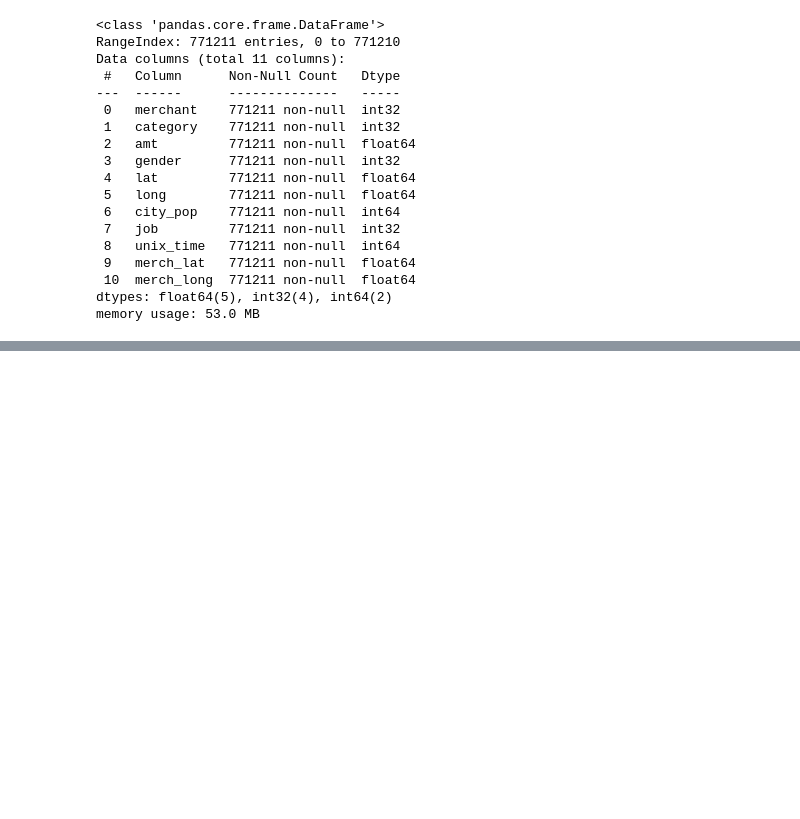
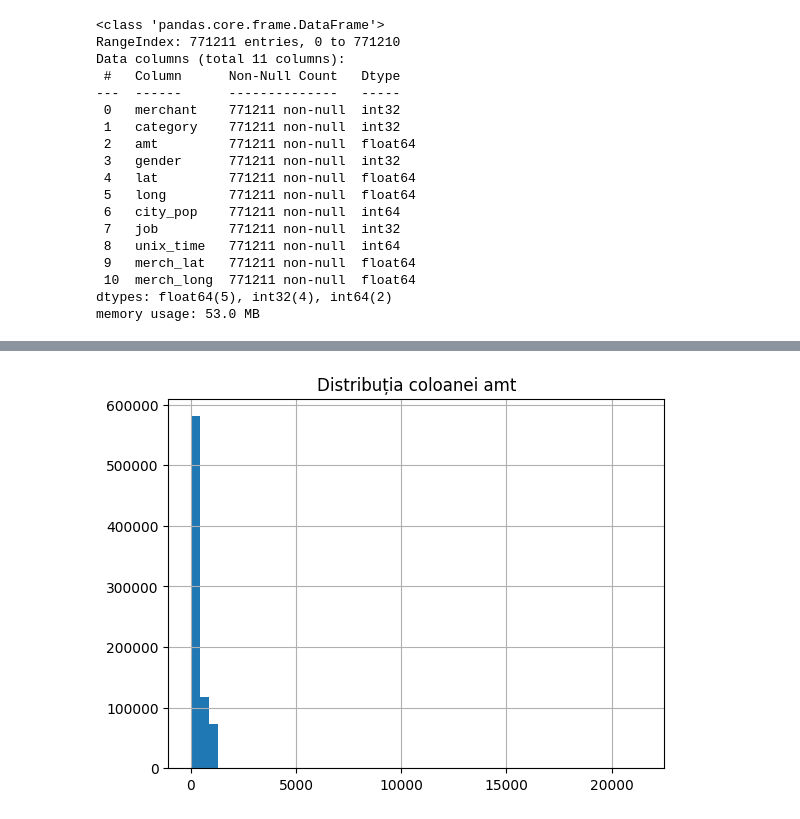
Before and after one commit to GabrielVrabie007/Project_Sigmoid_AI, a Jupyter notebook: analysis/data_balancing.ipynb, the cells around one changed output, grey strips where cells are left out. Drawn from its saved outputs; the diff is of its cells as text; code cells hidden in the pictures; blank space fills up the shorter version.

```diff
--- a/analysis/data_balancing.ipynb
+++ b/analysis/data_balancing.ipynb
@@ -251,0 +280,8 @@ memory usage: 53.0 MB
+# %%
+import matplotlib.pyplot as plt
+
+X_train_smoteenn['amt'].hist(bins=50)
+plt.title('Distribuția coloanei amt')
+plt.show()
+# %% [output]
+[figure, added]
```
Also changed, not shown: parts of 8 cells of this notebook.
